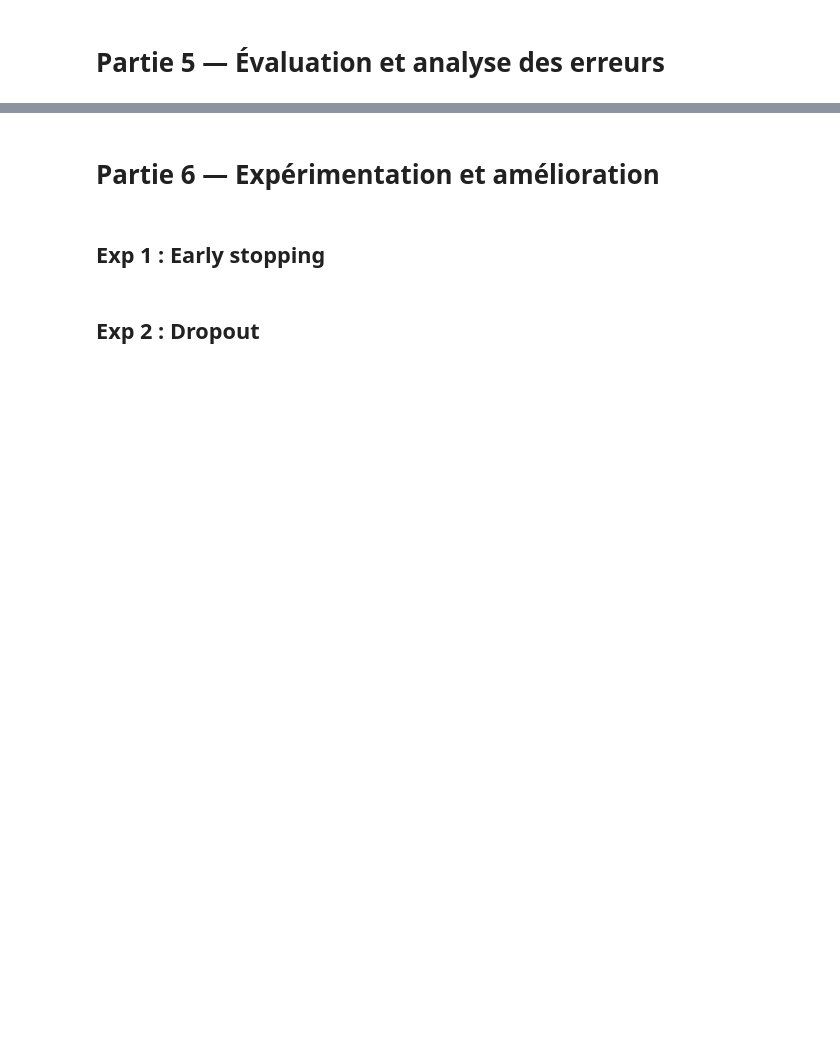
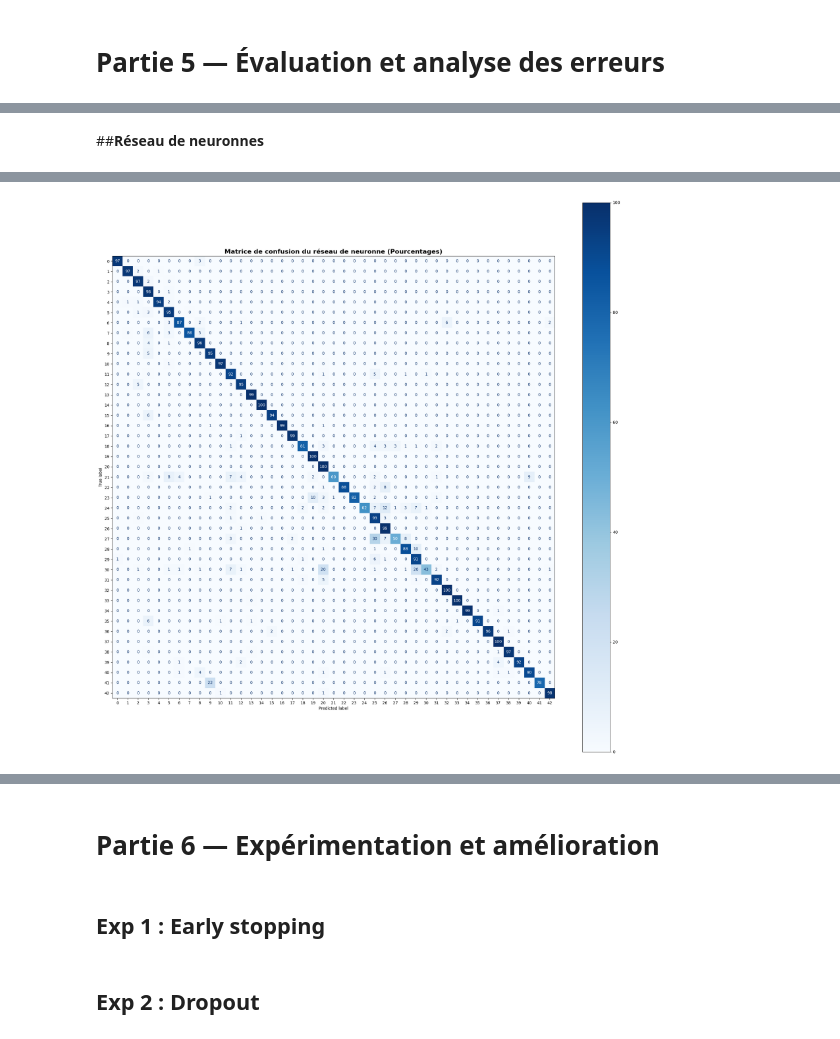
Before and after one commit to Minetriforce/DL_project_traffic_signs, a Jupyter notebook: project_traffic_signs.ipynb, the cells around one changed output, grey strips where cells are left out. Saved outputs shown, nothing was run; the diff lists cells and outputs as text; code cells hidden in the pictures; blank space fills up the shorter version.

```diff
--- a/project_traffic_signs.ipynb
+++ b/project_traffic_signs.ipynb
@@ -594,0 +692,19 @@ plt.show()
+# %% [markdown]
+##**Réseau de neuronnes**
+# %%
+# Génération des prédictions
+y_pred = np.argmax(cnn_model.predict(X_test), axis=1)
+
+# Calcul de la matrice de confusion normalisée par ligne
+cm = confusion_matrix(y_true, y_pred, normalize='true') * 100
+
+# Création d'une figure assez grande pour 43 classes
+fig, ax = plt.subplots(figsize=(25, 25))
+
+# Affichage avec format pourcentage
+disp = ConfusionMatrixDisplay(confusion_matrix=cm)
+disp.plot(cmap=plt.cm.Blues, values_format='.0f', ax=ax)
+
+plt.title("Matrice de confusion du réseau de neuronne (Pourcentages)", fontsize=16, fontweight='bold')
+plt.show()
+# %% [output]
@@ -595,3 +712,4 @@ plt.show()
+[figure, added]
 # %%
 test_loss, test_acc = cnn_model.evaluate(X_test, y_test)
 
```
Also changed, not shown: parts of 22 cells of this notebook.
